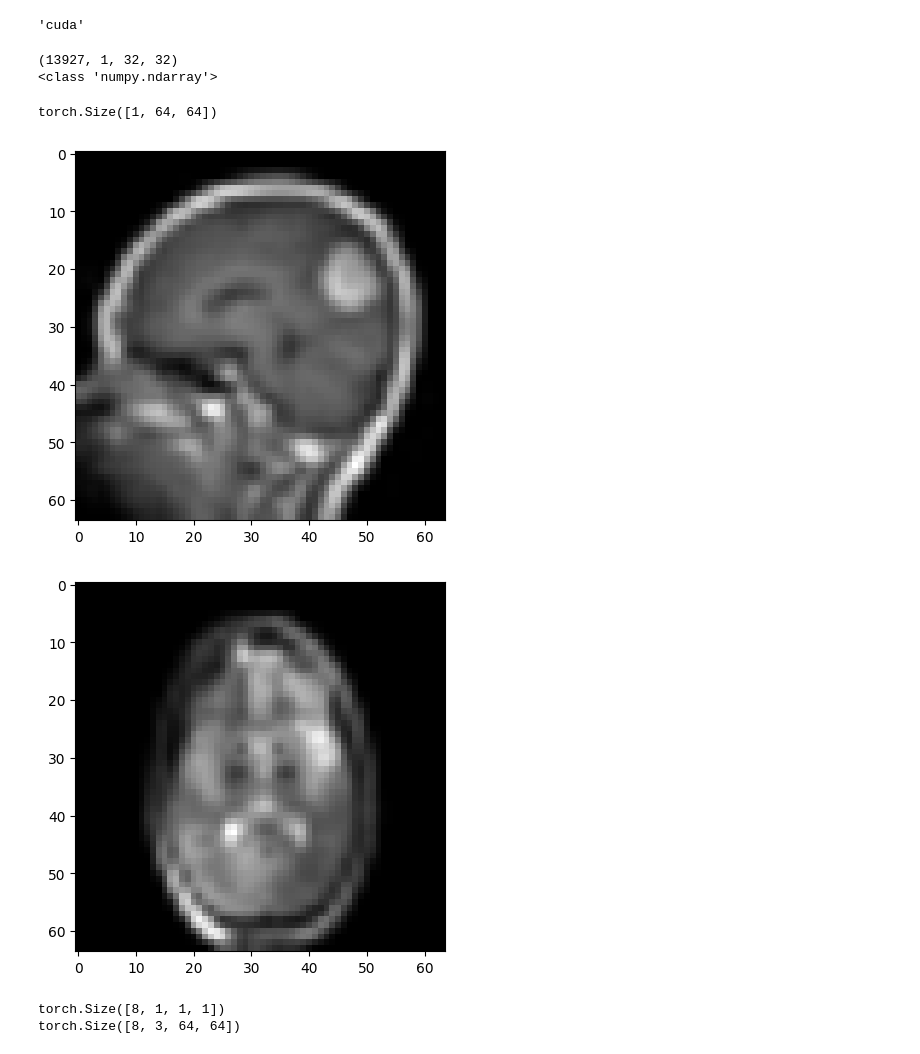
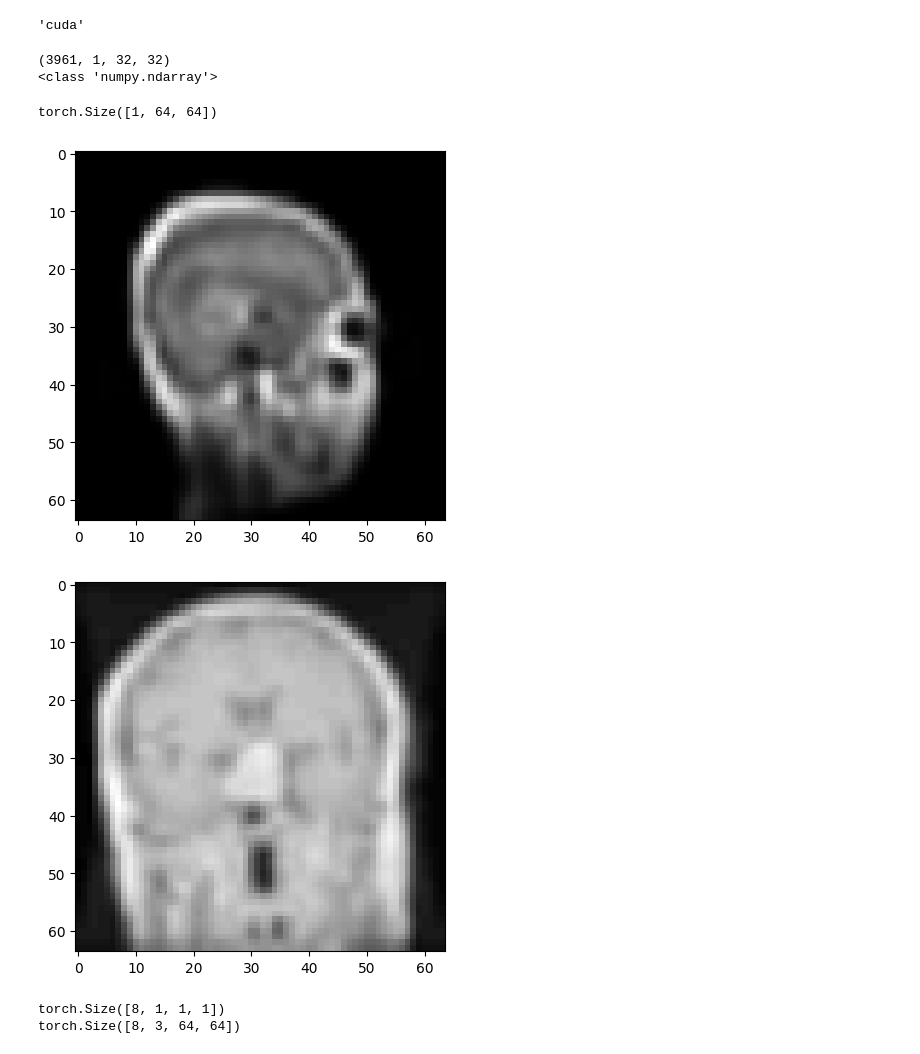
Before and after one commit to VectorJamo/Deep-Learning-Projects, a Jupyter notebook: Model Inversion/Tumor Inversion/Tumor Deep Convolutional GAN.ipynb, the cells around one changed output. Saved outputs shown, nothing was run; the diff lists cells and outputs as text; code cells hidden in the pictures.

```diff
--- a/Model Inversion/Tumor Inversion/Tumor Deep Convolutional GAN.ipynb
+++ b/Model Inversion/Tumor Inversion/Tumor Deep Convolutional GAN.ipynb
@@ -111,14 +111,14 @@ def create_dataloader(dataset):
     return dataloader
 # %%
 # Load in the pickle dataset file
-train_xs, train_ys = load_tumor_data('datasets/Tumor/tumor4train.pkl')
+train_xs, train_ys = load_tumor_data('datasets/Tumor/tumor4test.pkl')
 #train_xs = train_xs[:, 1, :, :]
 #train_xs = np.expand_dims(train_xs, axis=1)
 train_xs = train_xs.mean(axis=1, keepdims=True)
 print(train_xs.shape)
 print(type(train_xs))
 # %% [output]
-(13927, 1, 32, 32)
+(3961, 1, 32, 32)
 <class 'numpy.ndarray'>
 # %%
 # Create the dataset
@@ -140,12 +140,12 @@ def visualize_image(image_x):
     plt.imshow(image, cmap='gray')
 # %%
 # Visualize the first tumor sample.
-image_x, image_y = tumor_dataset[7000]
+image_x, image_y = tumor_dataset[300]
 print(image_x.shape)
 visualize_image(image_x)
 # %% [output]
 torch.Size([1, 64, 64])
-[figure, old version]
+[figure, new version]
 # %%
 # Create the dataloader
 tumor_dataloader = create_dataloader(tumor_dataset)
@@ -155,7 +155,7 @@ batch1_xs, batch1_ys = next(tumor_iter)
 batch2_xs, batch2_ys = next(tumor_iter)
 visualize_image(batch2_xs[10])
 # %% [output]
-[figure, old version]
+[figure, new version]
 # %%
 # Creating the DC-GAN
 # Creating the Discriminator
```
Also changed, not shown: parts of 10 cells of this notebook, 5 other files.
